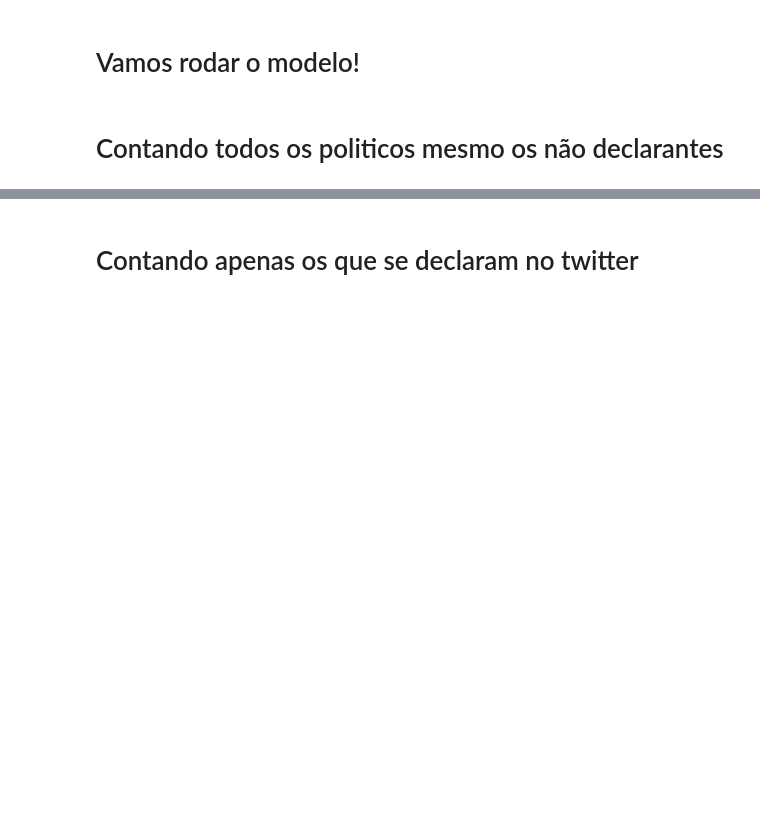
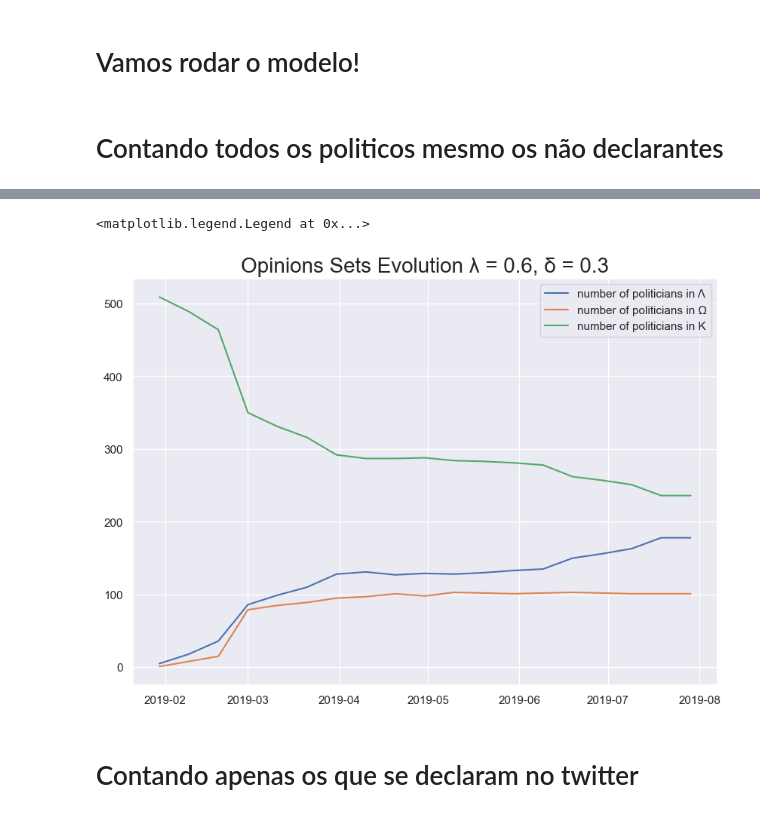
Before and after one commit to htrpch/politcalShit, a Jupyter notebook: notebooks/ShowModel.ipynb, the cells around one changed output, grey strips where cells are left out. Saved outputs shown, nothing was run; the diff lists cells and outputs as text; code cells hidden in the pictures; blank space fills up the shorter version.

```diff
--- a/notebooks/ShowModel.ipynb
+++ b/notebooks/ShowModel.ipynb
@@ -87,3 +89,20 @@ plt.legend()
+# %%
+plt.figure(figsize=(10,7))
+
+plt.title('Opinions Sets Evolution λ = %s, δ = %s'%(lambd,delta), fontsize = 20)
+
+plt.plot(Experimento.times, Experimento.A, label = 'number of politicians in Λ')
+
+plt.plot(Experimento.times, Experimento.O, label = 'number of politicians in Ω')
+
+plt.plot(Experimento.times,Experimento.K, label = 'number of politicians in K')
+
+
+
+plt.legend()
+# %% [output]
+<matplotlib.legend.Legend at 0x...>
+[figure, added]
 # %% [markdown]
 # Contando apenas os que se declaram no twitter
 # %%
```
Also changed, not shown: parts of 2 cells of this notebook.
